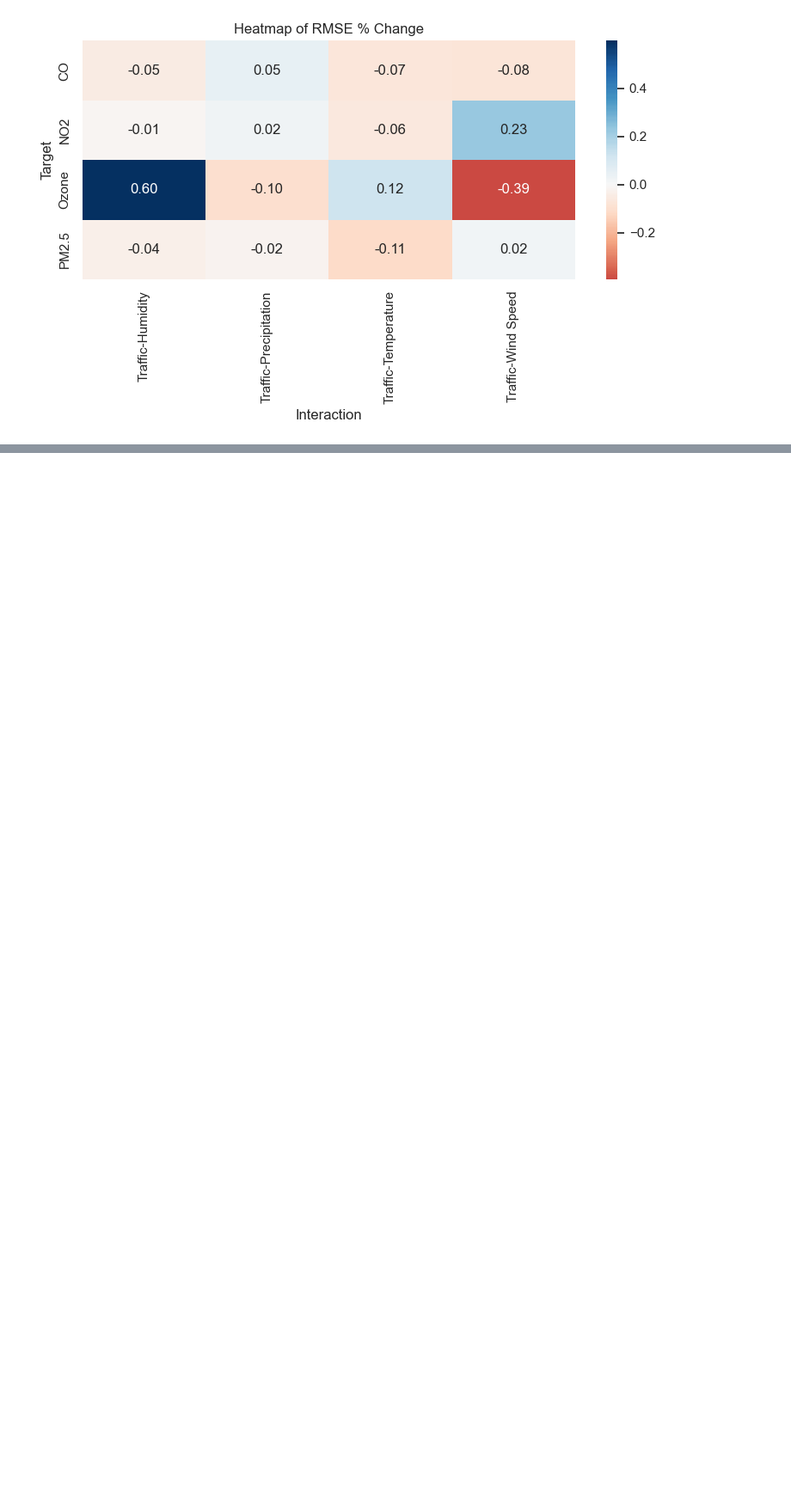
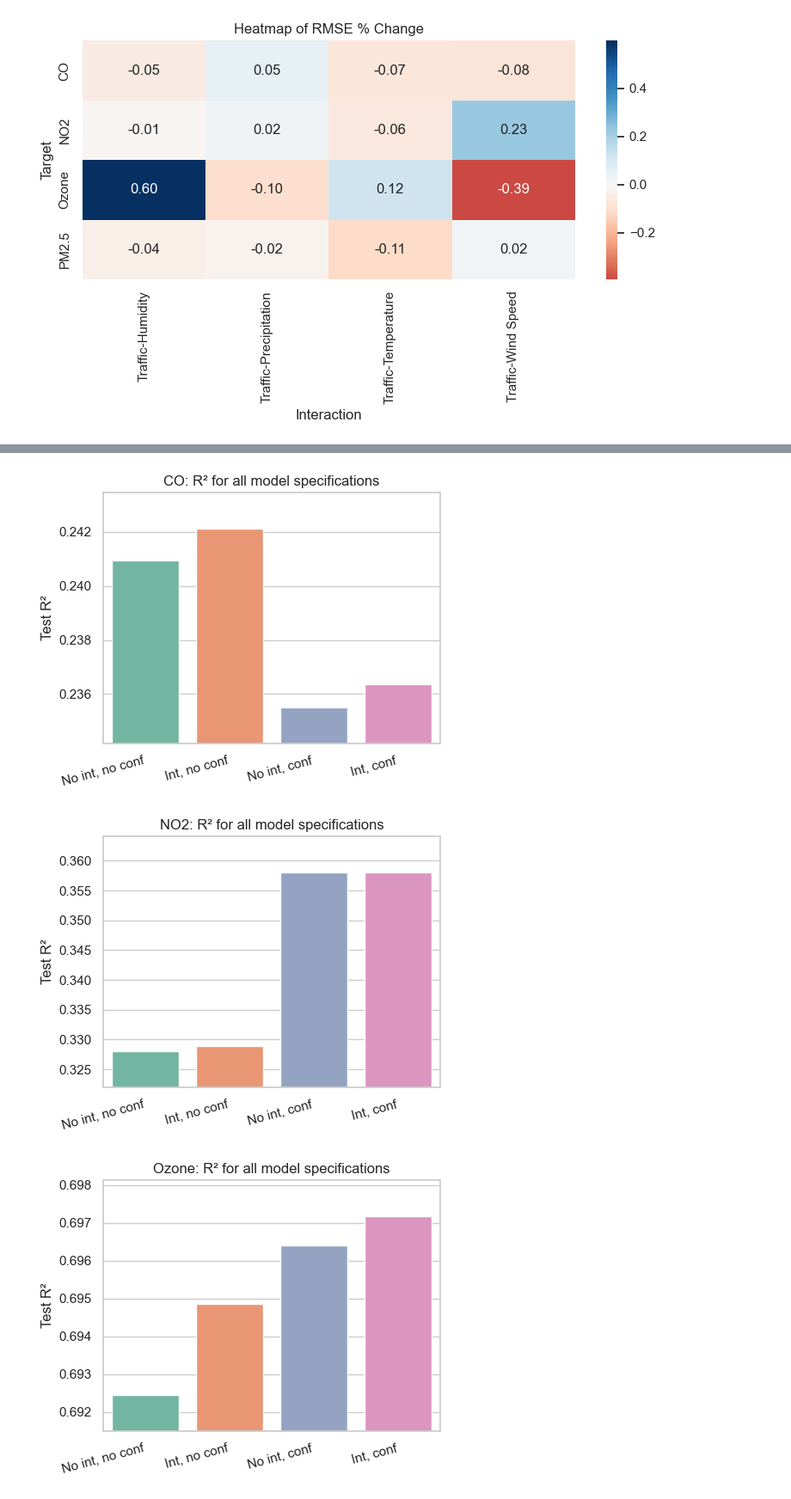
Before and after one commit to Gavision97/Research-Methods, a Jupyter notebook: RF.ipynb, the cells around one changed output, grey strips where cells are left out. Shown at 86% size. Saved outputs shown, nothing was run; the diff lists cells and outputs as text; code cells hidden in the pictures; blank space fills up the shorter version.

```diff
--- a/RF.ipynb
+++ b/RF.ipynb
@@ -440,0 +876,55 @@ plt.show()
+# %%
+import pandas as pd
+import seaborn as sns
+import matplotlib.pyplot as plt
+
+sns.set(style="whitegrid")
+
+targets = comparison_r2.index.tolist()
+
+for t in targets:
+    row = comparison_r2.loc[t]
+
+    r2_values = [
+        row["r2_no_int_no_conf"],
+        row["r2_with_int_no_conf"],
+        row["r2_no_int_with_conf"],
+        row["r2_with_int_with_conf"],
+    ]
+    labels = [
+        "No int, no conf",
+        "Int, no conf",
+        "No int, conf",
+        "Int, conf",
+    ]
+
+    plot_df = pd.DataFrame({"label": labels, "r2": r2_values})
+
+    plt.figure(figsize=(5, 4))
+    ax = sns.barplot(
+        data=plot_df,
+        x="label",
+        y="r2",
+        hue="label",
+        palette="Set2",
+        legend=False,
+    )
+
+    # Zoom y-axis around this target's R² values
+    ymin = min(r2_values)
+    ymax = max(r2_values)
+    margin = (ymax - ymin) * 0.2
+    if margin == 0:
+        margin = 0.05
+    ax.set_ylim(ymin - margin, ymax + margin)
+
+    ax.set_ylabel("Test R²")
+    ax.set_xlabel("")
+    ax.set_title(f"{t}: R² for all model specifications")
+    plt.xticks(rotation=15, ha="right")
+    plt.tight_layout()
+    plt.show()
+# %% [output]
+[figure, added]
+[figure, added]
+[figure, added]
```
Also changed, not shown: parts of 15 cells of this notebook, 52 other files.
